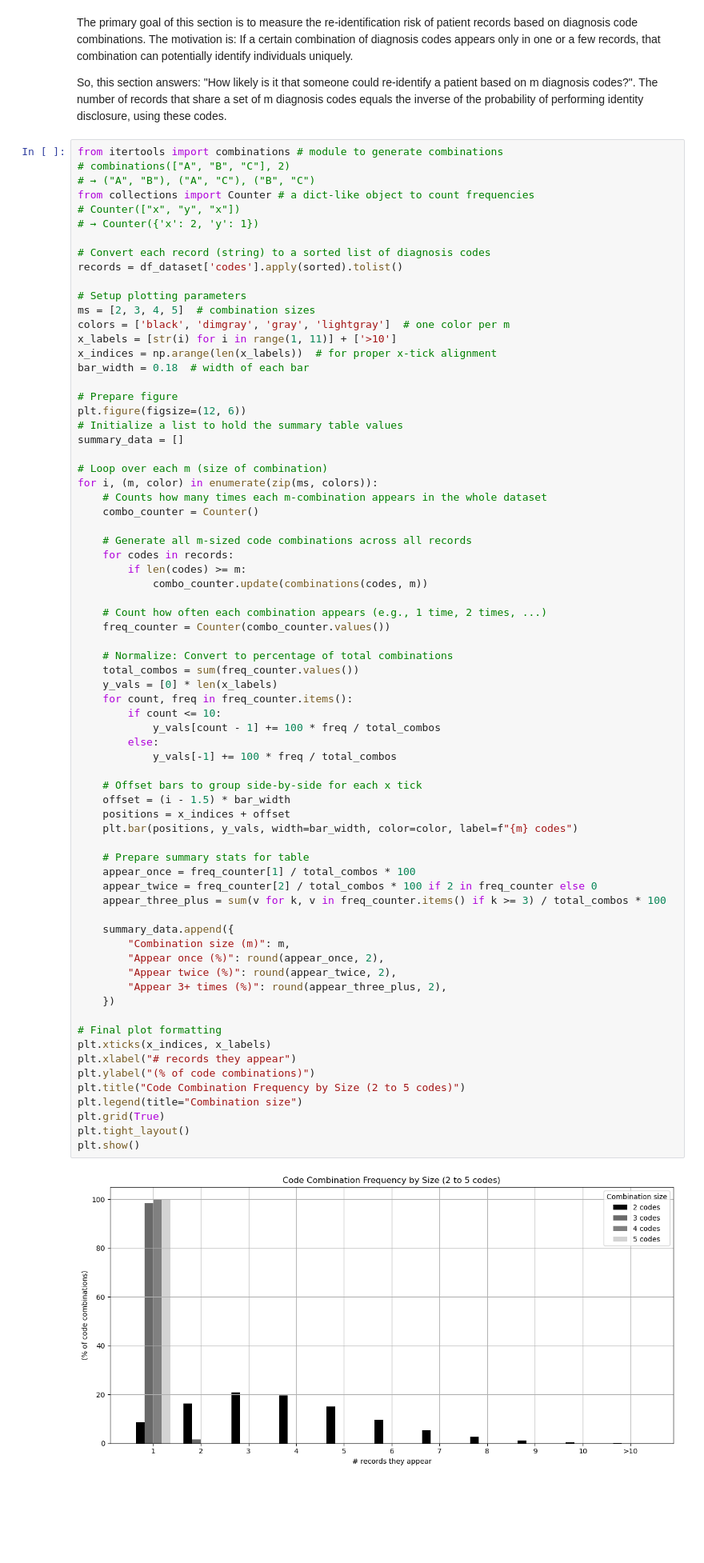
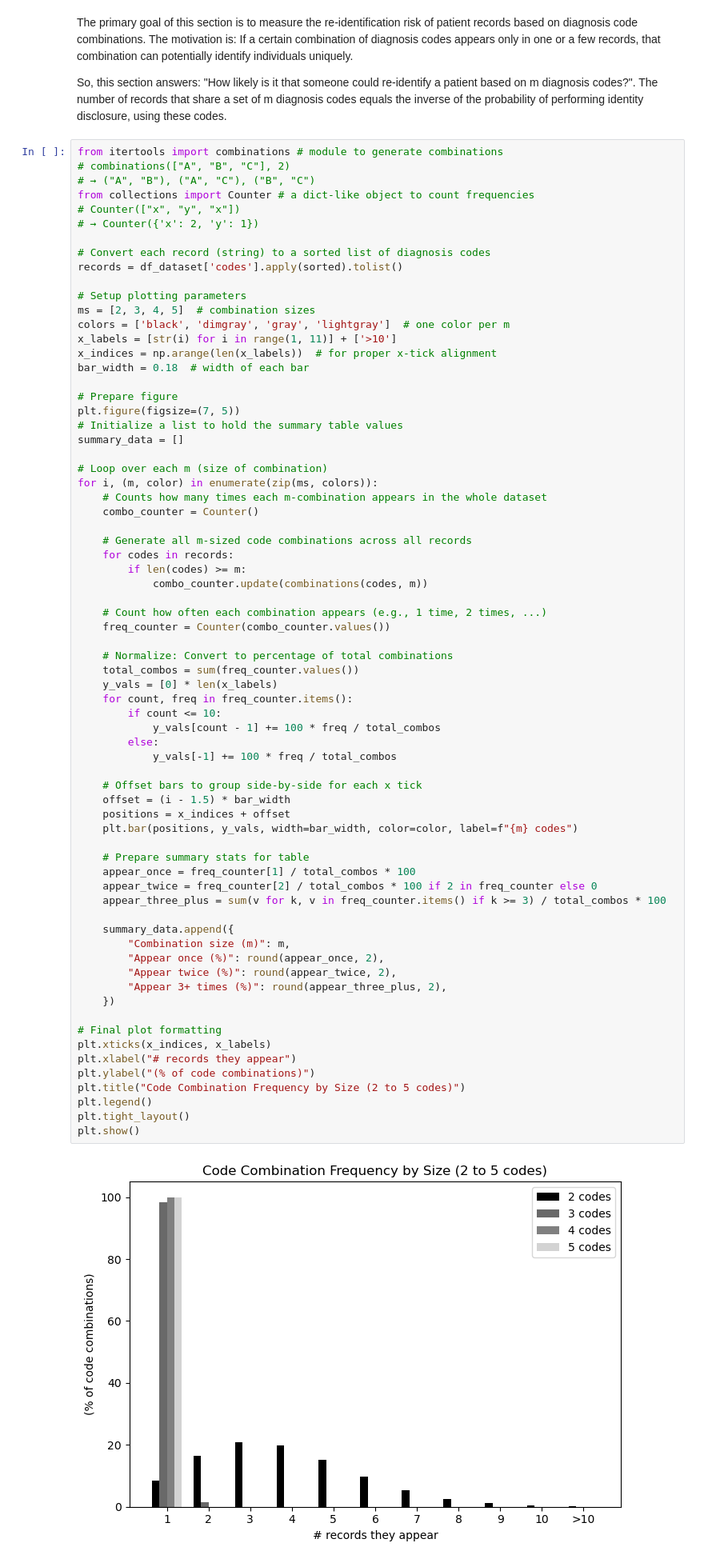
Before and after one commit to ikotsov/Disassociation-Algorithm, a Jupyter notebook: notebooks/experimental_evaluation.ipynb, the cells around one changed output. Shown at 80% size. Cells and saved outputs as stored; diff of their text form; blank space fills up the shorter version.

```diff
--- a/notebooks/experimental_evaluation.ipynb
+++ b/notebooks/experimental_evaluation.ipynb
@@ -88,7 +88,7 @@ x_indices = np.arange(len(x_labels))  # for proper x-tick alignment
 bar_width = 0.18  # width of each bar
 
 # Prepare figure
-plt.figure(figsize=(12, 6))
+plt.figure(figsize=(7, 5))
 # Initialize a list to hold the summary table values
 summary_data = []
 
@@ -112,36 +112,35 @@ for i, (m, color) in enumerate(zip(ms, colors)):
         if count <= 10:
             y_vals[count - 1] += 100 * freq / total_combos
         else:
             y_vals[-1] += 100 * freq / total_combos
 
     # Offset bars to group side-by-side for each x tick
     offset = (i - 1.5) * bar_width
     positions = x_indices + offset
     plt.bar(positions, y_vals, width=bar_width, color=color, label=f"{m} codes")
 
     # Prepare summary stats for table
     appear_once = freq_counter[1] / total_combos * 100
     appear_twice = freq_counter[2] / total_combos * 100 if 2 in freq_counter else 0
     appear_three_plus = sum(v for k, v in freq_counter.items() if k >= 3) / total_combos * 100
 
     summary_data.append({
         "Combination size (m)": m,
         "Appear once (%)": round(appear_once, 2),
         "Appear twice (%)": round(appear_twice, 2),
         "Appear 3+ times (%)": round(appear_three_plus, 2),
     })
 
 # Final plot formatting
 plt.xticks(x_indices, x_labels)
 plt.xlabel("# records they appear")
 plt.ylabel("(% of code combinations)")
 plt.title("Code Combination Frequency by Size (2 to 5 codes)")
-plt.legend(title="Combination size")
-plt.grid(True)
+plt.legend()
 plt.tight_layout()
 plt.show()
 # %% [output]
-[figure, old version]
+[figure, new version]
 # %% [markdown]
 - The x-axis is the number of records a given combination appears in
 - The y-axis is the percentage of all combinations (of m codes) that appear in that many records
```
